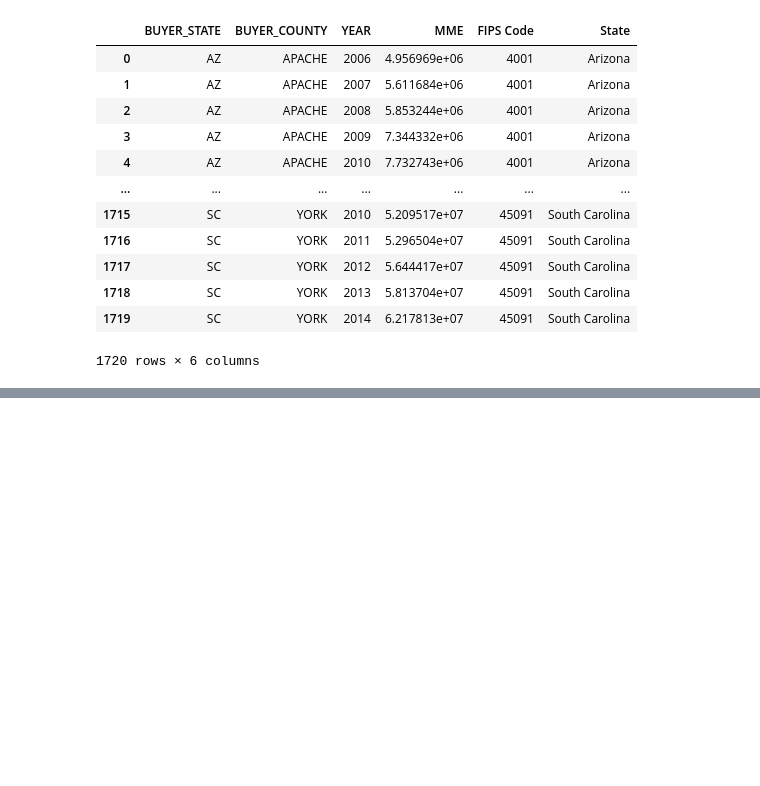
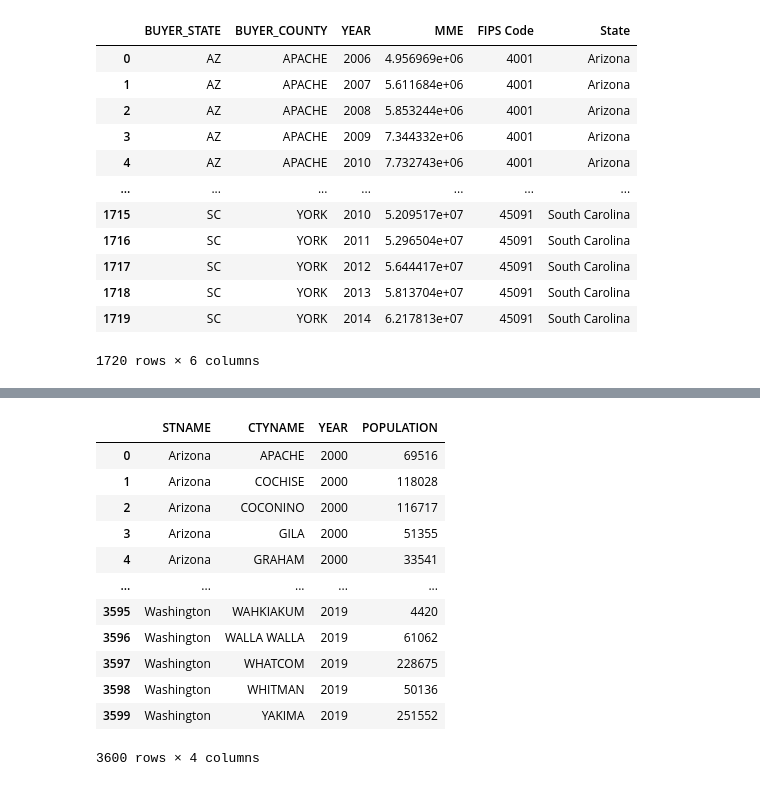
Before and after one commit to YZhu0225/Estimating-the-Impact-of-Opioid-Control-Policies, a Jupyter notebook: 10_code/merge_shipment.ipynb, the cells around one changed output, grey strips where cells are left out. Cells and saved outputs as stored; diff of their text form; code cells hidden in the pictures; blank space fills up the shorter version.

```diff
--- a/10_code/merge_shipment.ipynb
+++ b/10_code/merge_shipment.ipynb
@@ -160,0 +196,21 @@ fl_ship_pop = fl_ship_fips.merge(fl_df_pop, how='left', left_on=['State', 'BUYER
+# %%
+
+#clean and standardize population data to merge with shipment
+wa_df_pop = pd.read_csv(wa_pop_path)
+wa_df_pop['CTYNAME'] = wa_df_pop['CTYNAME'].str.replace(' County', '')
+wa_df_pop['CTYNAME'] = wa_df_pop['CTYNAME'].str.upper()
+wa_df_pop
+# %% [output]
+|  | STNAME | CTYNAME | YEAR | POPULATION |
+| 0 | Arizona | APACHE | 2000 | 69516 |
+| 1 | Arizona | COCHISE | 2000 | 118028 |
+| 2 | Arizona | COCONINO | 2000 | 116717 |
+| 3 | Arizona | GILA | 2000 | 51355 |
+| 4 | Arizona | GRAHAM | 2000 | 33541 |
+| ... | ... | ... | ... | ... |
+| 3595 | Washington | WAHKIAKUM | 2019 | 4420 |
+| 3596 | Washington | WALLA WALLA | 2019 | 61062 |
+| 3597 | Washington | WHATCOM | 2019 | 228675 |
+| 3598 | Washington | WHITMAN | 2019 | 50136 |
+| 3599 | Washington | YAKIMA | 2019 | 251552 |
+3600 rows × 4 columns
```
Also changed, not shown: parts of 13 cells of this notebook, 4 other files.
